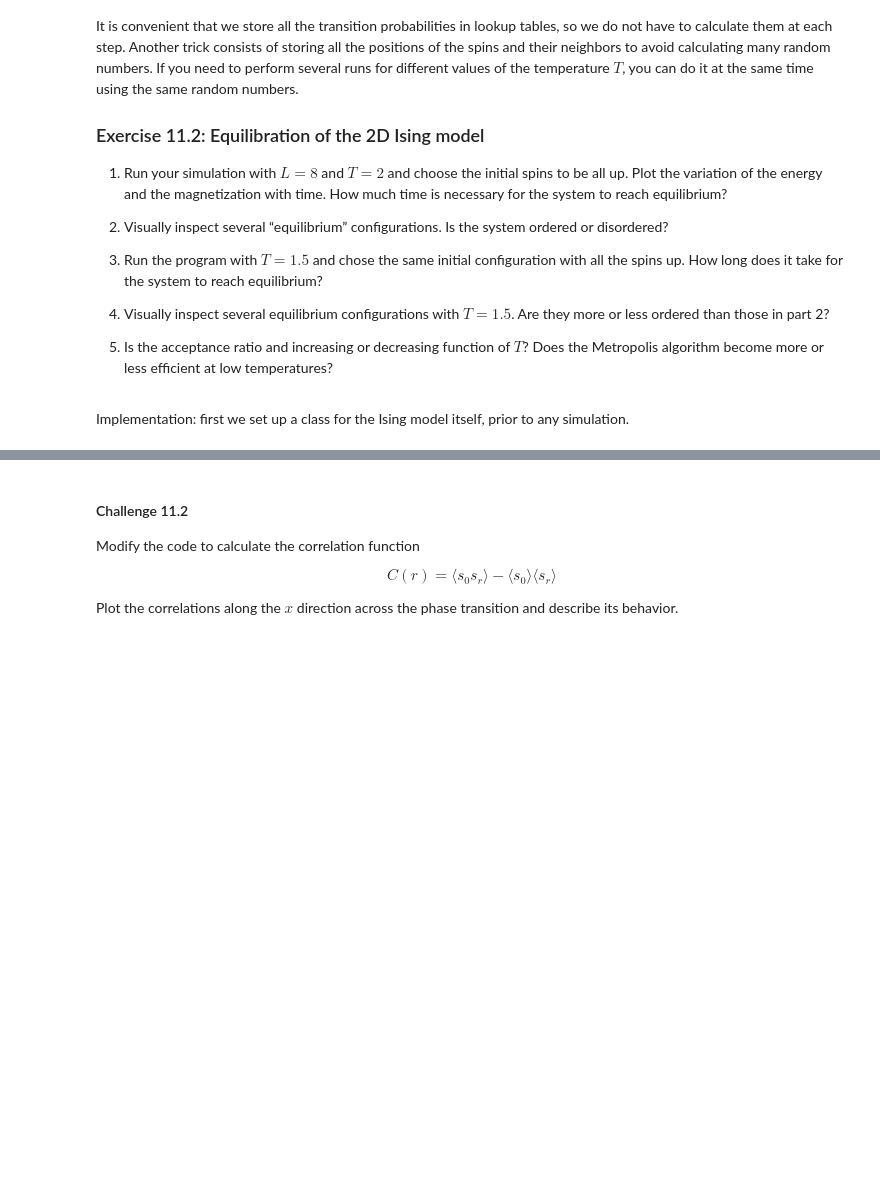
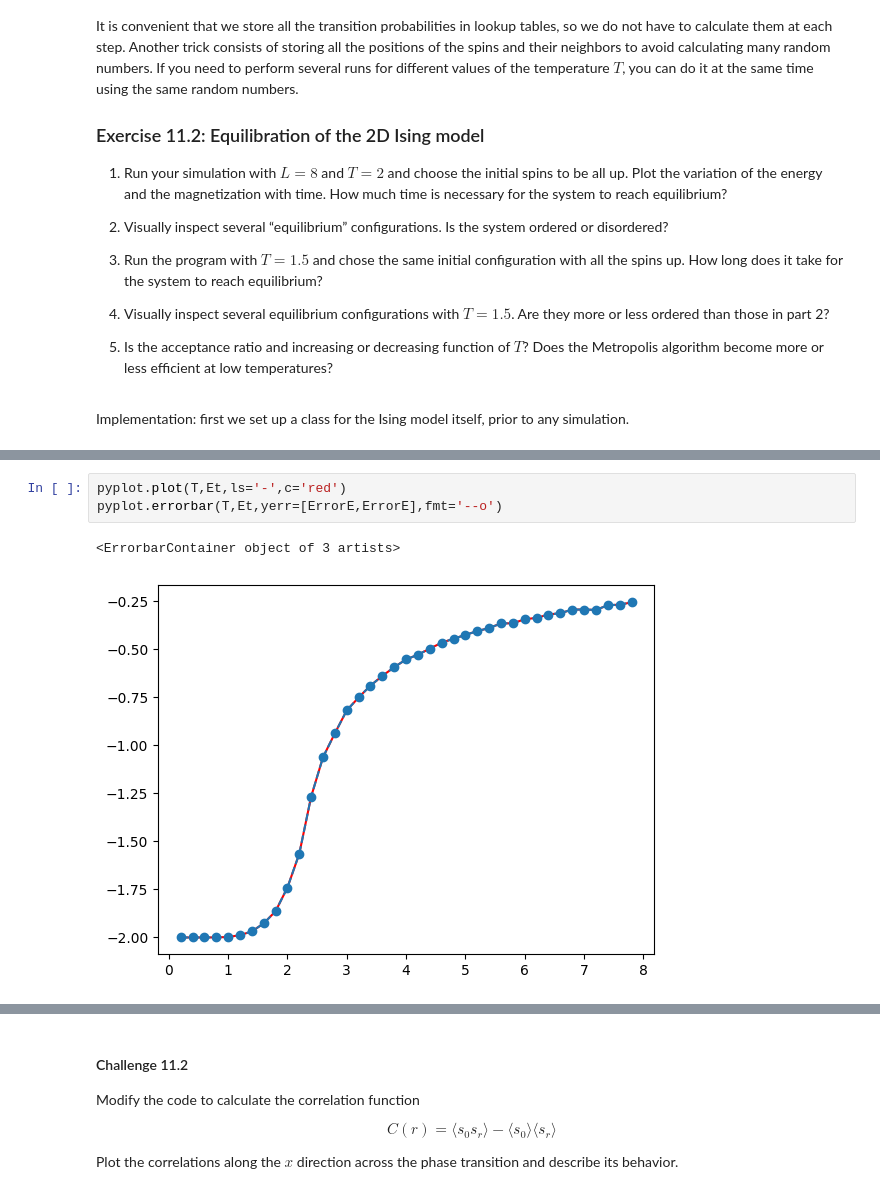
Before and after one commit to jimhalverson/COMP2023, a Jupyter notebook: notebooks/Computational Physics/11_Lecture__Ising2D.ipynb, the cells around one changed output, grey strips where cells are left out. Drawn from its saved outputs; the diff is of its cells as text; blank space fills up the shorter version.

```diff
--- a/notebooks/Computational Physics/11_Lecture__Ising2D.ipynb
+++ b/notebooks/Computational Physics/11_Lecture__Ising2D.ipynb
@@ -157,0 +370,6 @@ Implementation: first we set up a class for the Ising model itself, prior to any
+# %%
+pyplot.plot(T,Et,ls='-',c='red')
+pyplot.errorbar(T,Et,yerr=[ErrorE,ErrorE],fmt='--o')
+# %% [output]
+<ErrorbarContainer object of 3 artists>
+[figure, added]
```
Also changed, not shown: parts of 6 cells of this notebook, 1 other file.
